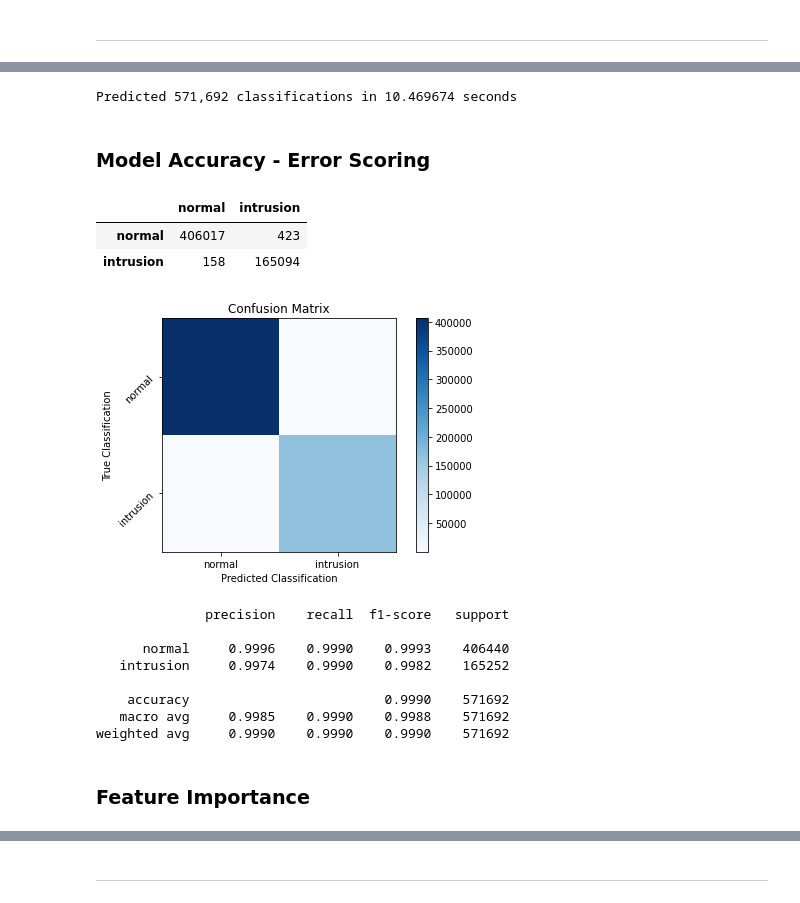
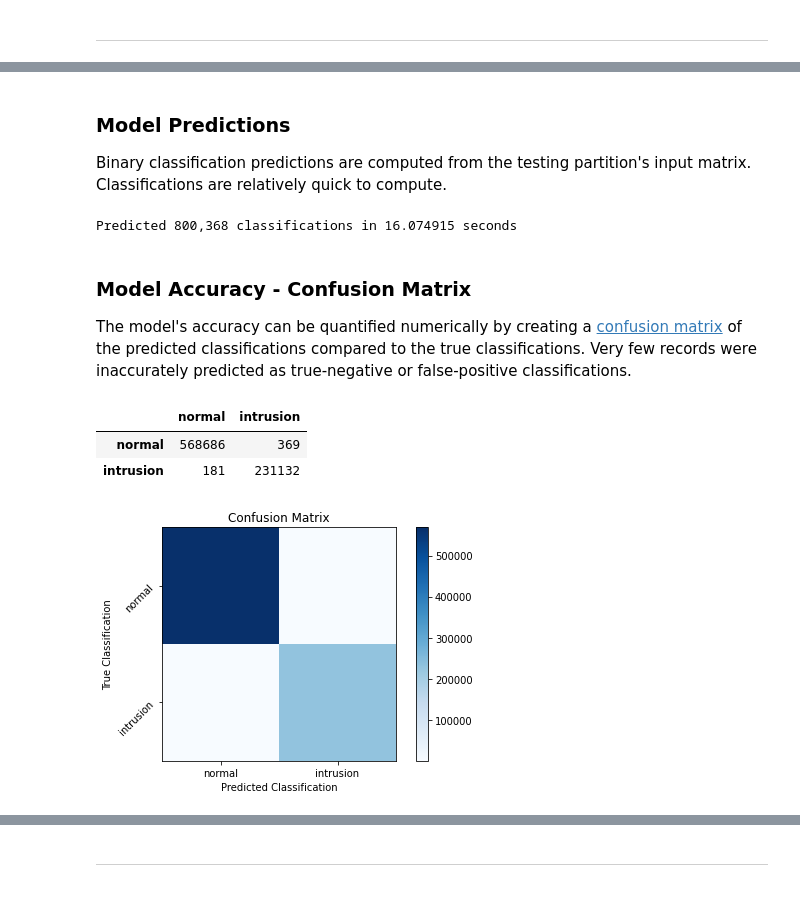
Before and after one commit to concision/kdd-cup-1999-model, a Jupyter notebook: notebook.ipynb, the cells around one changed output, grey strips where cells are left out. Cells and saved outputs as stored; diff of their text form; code cells hidden in the pictures.

```diff
--- a/notebook.ipynb
+++ b/notebook.ipynb
@@ -194,3 +213,6 @@ encoded_dataframe = pandas.get_dummies(
     # drop original column
     drop_first=True,
 )
+
+pandas.set_option('display.max_rows', 10)
+encoded_dataframe
@@ -273,15 +324,16 @@ tf_output = {
 # build model
 model = Sequential(
     [
-        Dense(64, input_dim=tf_input['train'].shape[1]),
+        Dense(128, input_dim=tf_input['train'].shape[1]),
+        Dense(64, activation='relu'),
         Dense(32, activation='relu'),
         Dense(16, activation='relu'),
         Dense(tf_output['train'].shape[1], activation='softmax')
     ],
     name="kdd_cup_1999_classification"
 )
-
-model.compile(loss='categorical_crossentropy', optimizer='adam', metrics=['accuracy'])
+# set optimizer settings
+model.compile(loss='categorical_crossentropy', optimizer='sgd', metrics=['accuracy'])
 
 # print model summary
 model.summary()
@@ -325,7 +380,7 @@ try:
         validation_data=(tf_input['validate'], tf_output['validate']),
         callbacks=[
             # patience: number of epochs with no improvement after which training will be stopped
-            EarlyStopping(monitor='val_loss', min_delta=.001, patience=10, mode='auto', verbose=0),
+            EarlyStopping(monitor='val_loss', min_delta=.001, patience=100, mode='auto', verbose=0),
             # save best model from all epochs
             ModelCheckpoint(filepath="temp/model_best_weights.hdf5", save_best_only=True, verbose=0)
         ],
@@ -372,3 +426,7 @@ Epoch 14/1000
+# %% [markdown]
+### Model Predictions
+
+Binary classification predictions are computed from the testing partition's input matrix. Classifications are relatively quick to compute.
 # %%
 start_time = time()
 
@@ -379,48 +437,32 @@ predicted = numpy.argmax(model.predict(tf_input['test']), axis=1)
 
 print(f"Predicted {len(predicted):,} classifications in {time() - start_time:.6f} seconds")
 # %% [output]
-Predicted 571,692 classifications in 10.469674 seconds
+Predicted 800,368 classifications in 16.074915 seconds
-# %% [markdown]
-### Model Accuracy - Error Scoring
+# %% [markdown]
+### Model Accuracy - Confusion Matrix
+
+The model's accuracy can be quantified numerically by creating a [confusion matrix](https://en.wikipedia.org/wiki/Confusion_matrix) of the predicted classifications compared to the true classifications. Very few records were inaccurately predicted as true-negative or false-positive classifications.
 # %%
-
 # compute confusion matrix
 true_output = numpy.argmax(tf_output['test'].to_numpy(), axis=1)
 cm = confusion_matrix(true_output, predicted)
 
 # display confusion matrix values
 display(pandas.DataFrame(cm, columns=tf_output['test'].columns, index=tf_output['test'].columns))
 # display a confusion matrix visualization
 pyplot.figure()
 pyplot.imshow(cm, interpolation='nearest', cmap=pyplot.cm.Blues)
 pyplot.title("Confusion Matrix")
 pyplot.colorbar()
 tick_marks = numpy.arange(len(tf_output['test'].columns))
 pyplot.xticks(tick_marks, tf_output['test'].columns)
-pyplot.yticks(tick_marks, tf_output['test'].columns, rotation = 45)
+pyplot.yticks(tick_marks, tf_output['test'].columns, rotation=45)
 pyplot.tight_layout()
-pyplot.ylabel('True Classification')
-pyplot.xlabel('Predicted Classification')
+pyplot.ylabel("True Classification")
+pyplot.xlabel("Predicted Classification")
 pyplot.show()
-
-# print error scoring
-print(classification_report(
-    true_output, predicted,
-    digits=4,
-    target_names=tf_output['test'].columns
-))
 # %% [output]
 |  | normal | intrusion |
-| normal | 406017 | 423 |
-| intrusion | 158 | 165094 |
+| normal | 568686 | 369 |
+| intrusion | 181 | 231132 |
-[figure, old version]
+[figure, new version]
-              precision    recall  f1-score   support
-
-      normal     0.9996    0.9990    0.9993    406440
-   intrusion     0.9974    0.9990    0.9982    165252
-
-    accuracy                         0.9990    571692
-   macro avg     0.9985    0.9990    0.9988    571692
-weighted avg     0.9990    0.9990    0.9990    571692
-# %% [markdown]
-### Feature Importance
```
Also changed, not shown: parts of 53 cells of this notebook.
